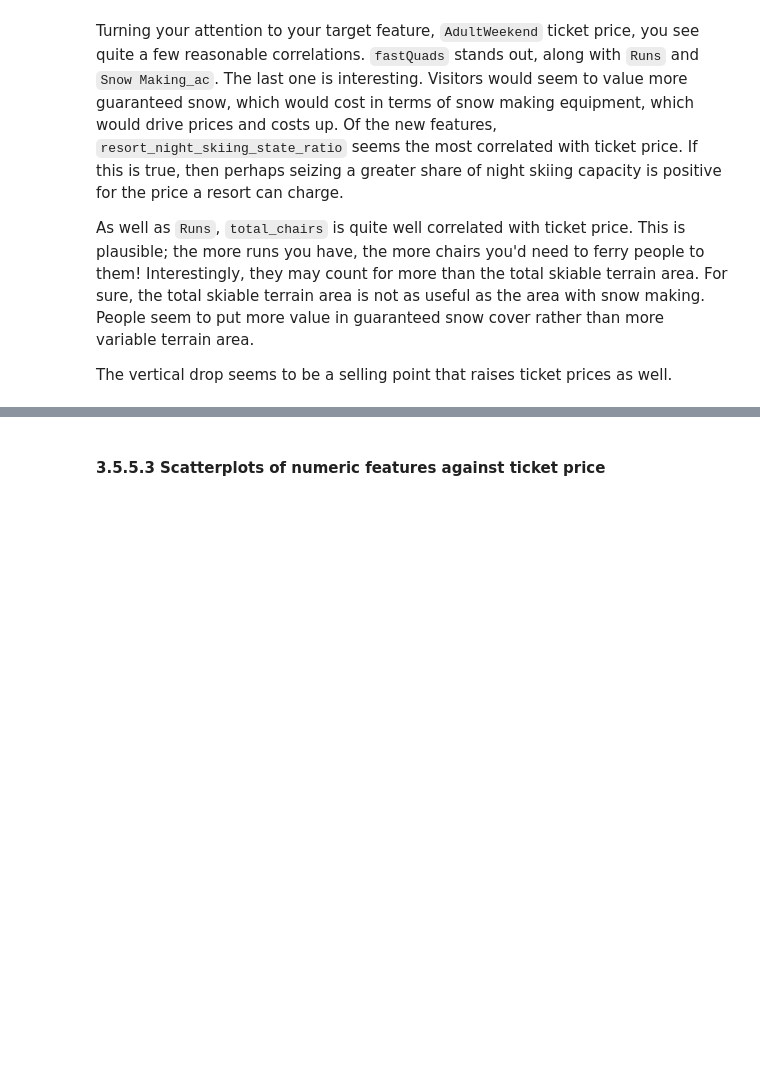
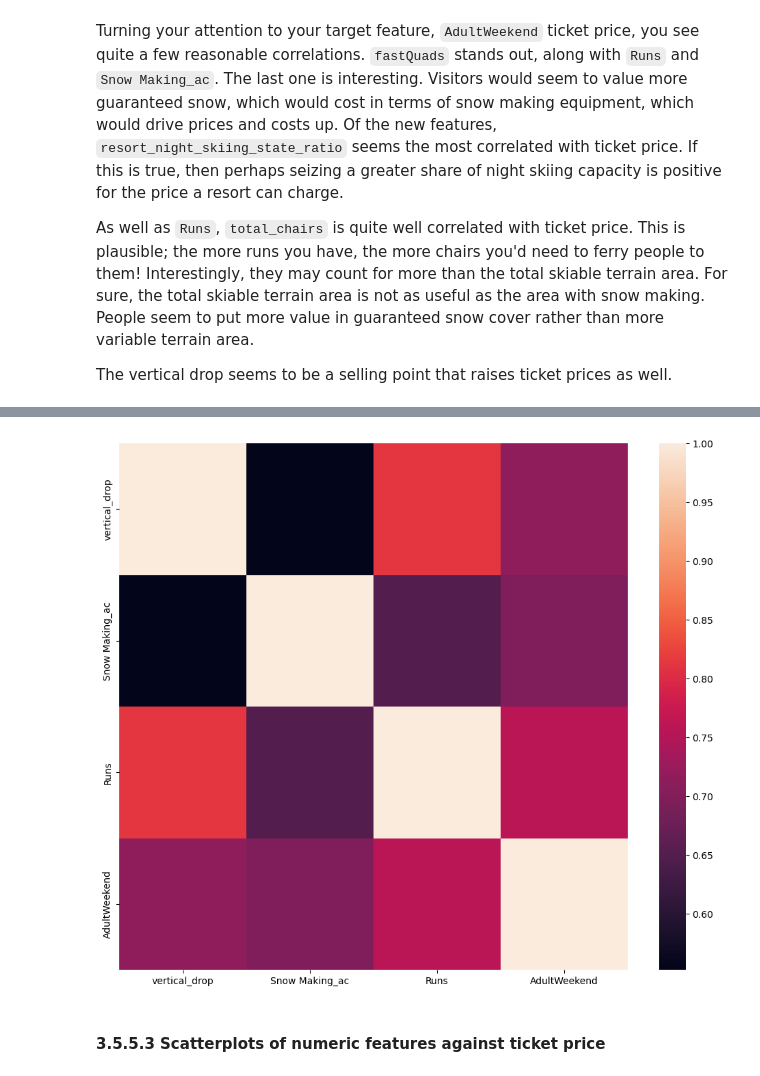
Before and after one commit to MIJUMBO/SpringboardCapstone, a Jupyter notebook: Notebooks/03_exploratory_data_analysis.ipynb, the cells around one changed output, grey strips where cells are left out. Cells and saved outputs as stored; diff of their text form; code cells hidden in the pictures; blank space fills up the shorter version.

```diff
--- a/Notebooks/03_exploratory_data_analysis.ipynb
+++ b/Notebooks/03_exploratory_data_analysis.ipynb
@@ -814,3 +829,11 @@ The vertical drop seems to be a selling point that raises ticket prices as well.
+# %%
+#Code task 12#
+#Show a seaborn heatmap of correlations in ski_data features of 'vertical_drop','Snow Making_ac','Runs','AdultWeekend'
+#Hint: call pandas' `corr()` method on `ski_data` and pass that into `sns.heatmap`
+plt.subplots(figsize=(12,10))
+sns.heatmap(ski_data[['vertical_drop','Snow Making_ac','Runs','AdultWeekend']].corr(numeric_only=True));
+# %% [output]
+[figure, added]
 # %% [markdown]
 #### 3.5.5.3 Scatterplots of numeric features against ticket price<a id='3.5.5.3_Scatterplots_of_numeric_features_against_ticket_price'></a>
 # %% [markdown]
```
Also changed, not shown: parts of 1 cell of this notebook, 7 other files.
